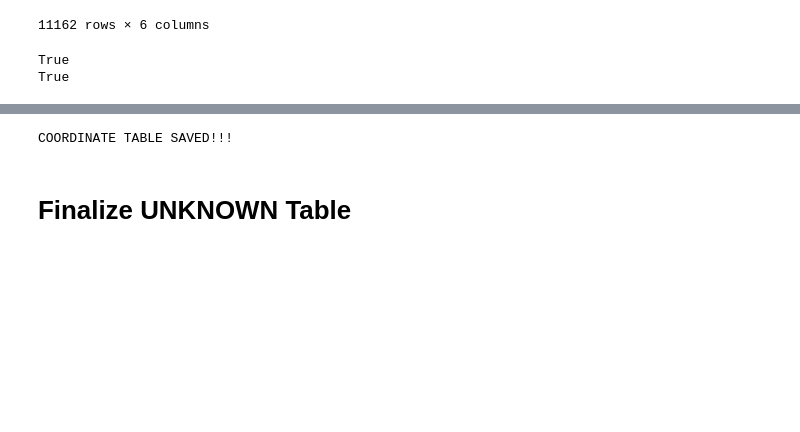
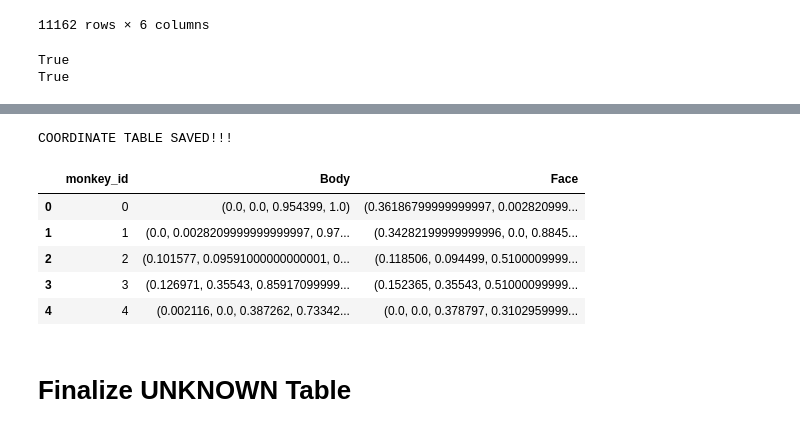
Before and after one commit to julie0924/PhotoMetadata, a Jupyter notebook: Combining.ipynb, the cells around one changed output, grey strips where cells are left out. Saved outputs shown, nothing was run; the diff lists cells and outputs as text; code cells hidden in the pictures; blank space fills up the shorter version.

```diff
--- a/Combining.ipynb
+++ b/Combining.ipynb
@@ -220,9 +228,16 @@ MONKEY TABLE SAVED!!!
 # %%
 # SAVE Coordinate Table
 coordinate_table.to_csv('coordinate_FINAL.csv', index=False)
 print("COORDINATE TABLE SAVED!!!")
+coordinate_table.head()
 # %% [output]
 COORDINATE TABLE SAVED!!!
+|  | monkey_id | Body | Face |
+| 0 | 0 | (0.0, 0.0, 0.954399, 1.0) | (0.36186799999999997, 0.002820999... |
+| 1 | 1 | (0.0, 0.0028209999999999997, 0.97... | (0.34282199999999996, 0.0, 0.8845... |
+| 2 | 2 | (0.101577, 0.09591000000000001, 0... | (0.118506, 0.094499, 0.5100009999... |
+| 3 | 3 | (0.126971, 0.35543, 0.85917099999... | (0.152365, 0.35543, 0.51000099999... |
+| 4 | 4 | (0.002116, 0.0, 0.387262, 0.73342... | (0.0, 0.0, 0.378797, 0.3102959999... |
 # %% [markdown]
 # Finalize UNKNOWN Table
 # %%
```
Also changed, not shown: parts of 3 cells of this notebook, 10 other files.
